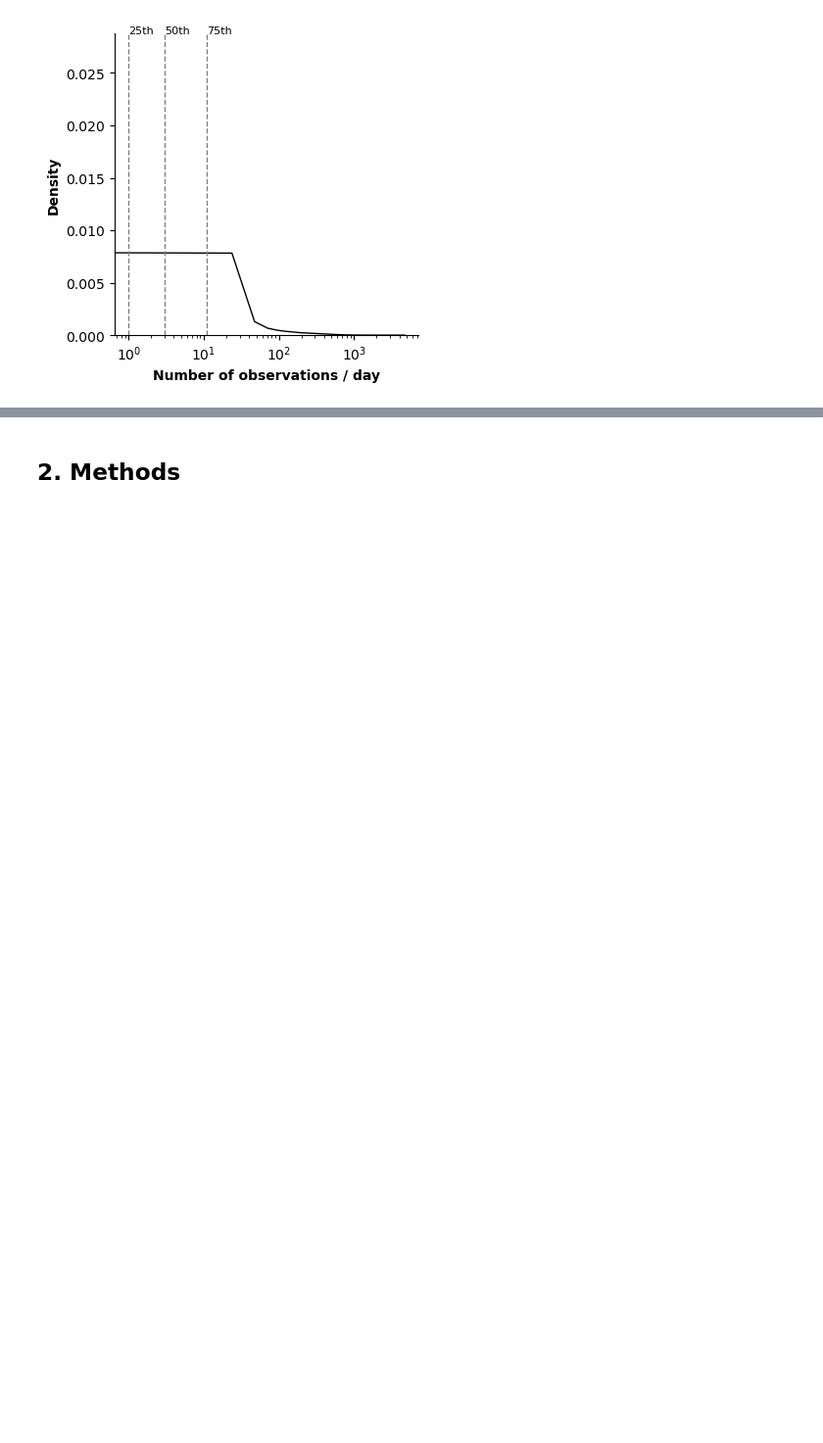
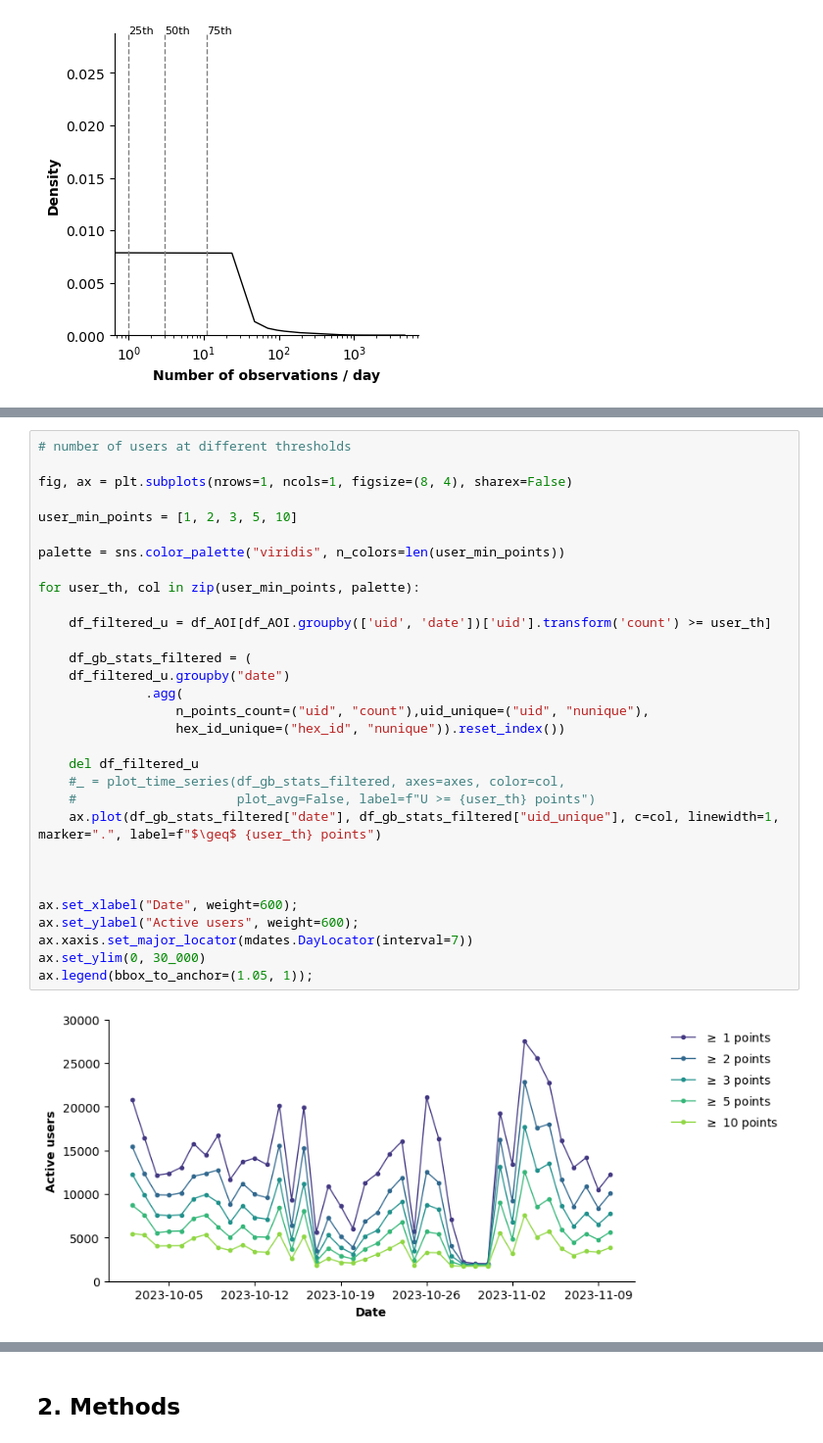
Before and after one commit to worldbank/eca-resilience, a Jupyter notebook: notebooks/Republic_day_report.ipynb, the cells around one changed output, grey strips where cells are left out. Shown at 98% size. Saved outputs shown, nothing was run; the diff lists cells and outputs as text; blank space fills up the shorter version.

```diff
--- a/notebooks/Republic_day_report.ipynb
+++ b/notebooks/Republic_day_report.ipynb
@@ -538,0 +545,33 @@ for ax in axes:
+# %%
+# number of users at different thresholds
+
+fig, ax = plt.subplots(nrows=1, ncols=1, figsize=(8, 4), sharex=False)
+
+user_min_points = [1, 2, 3, 5, 10]
+
+palette = sns.color_palette("viridis", n_colors=len(user_min_points))
+
+for user_th, col in zip(user_min_points, palette):
+
+    df_filtered_u = df_AOI[df_AOI.groupby(['uid', 'date'])['uid'].transform('count') >= user_th]
+
+    df_gb_stats_filtered = (
+    df_filtered_u.groupby("date")
+              .agg(
+                  n_points_count=("uid", "count"),uid_unique=("uid", "nunique"),
+                  hex_id_unique=("hex_id", "nunique")).reset_index())
+
+    del df_filtered_u
+    #_ = plot_time_series(df_gb_stats_filtered, axes=axes, color=col,
+    #                     plot_avg=False, label=f"U >= {user_th} points")
+    ax.plot(df_gb_stats_filtered["date"], df_gb_stats_filtered["uid_unique"], c=col, linewidth=1, marker=".", label=f"$\geq$ {user_th} points")
+
+
+
+ax.set_xlabel("Date", weight=600);
+ax.set_ylabel("Active users", weight=600);
+ax.xaxis.set_major_locator(mdates.DayLocator(interval=7))
+ax.set_ylim(0, 30_000)
+ax.legend(bbox_to_anchor=(1.05, 1));
+# %% [output]
+[figure, added]
```
Also changed, not shown: parts of 23 cells of this notebook.
